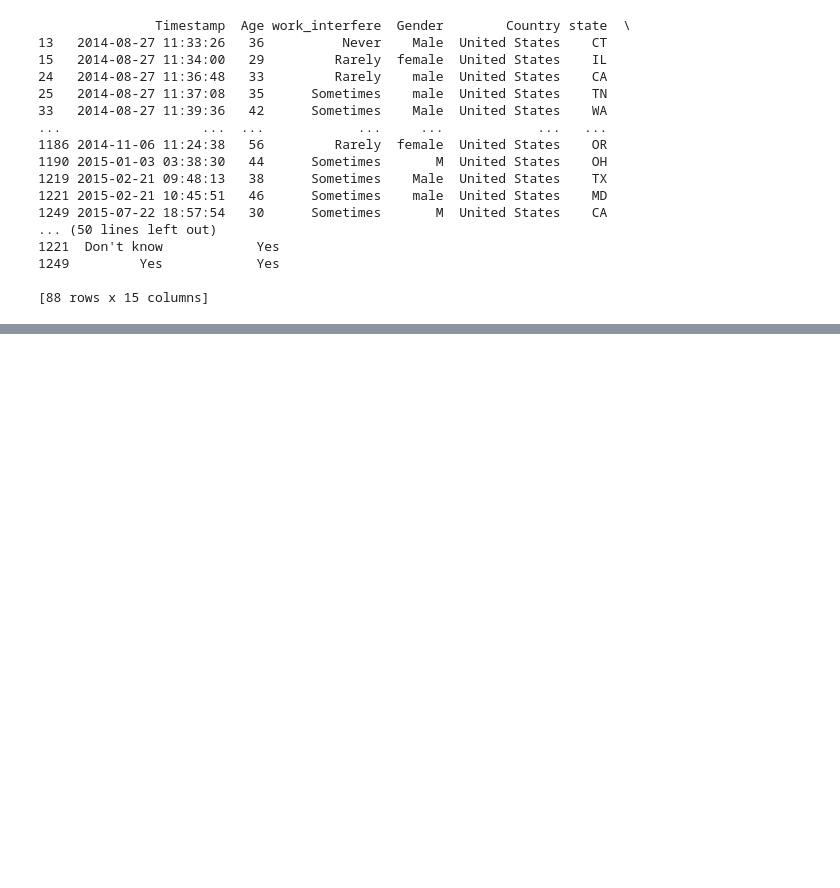
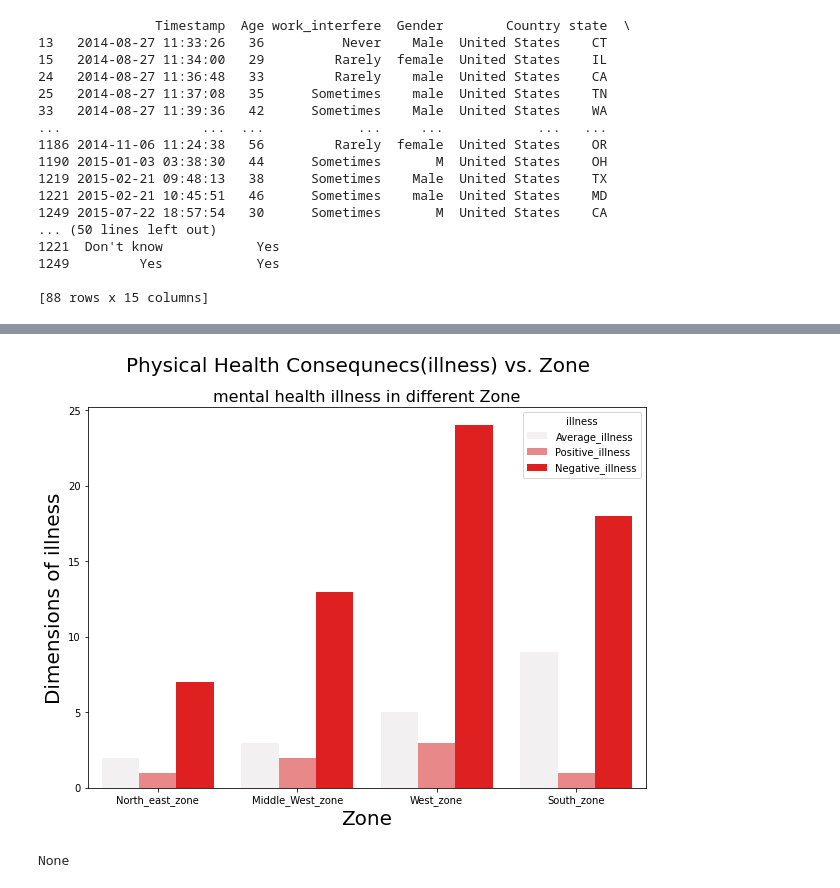
Before and after one commit to Swatipal786/Assignment-4-DATA-Swati_Pal_100845961, a Jupyter notebook: Assignment #4 - Final Assignment_1202-01_DATA_Swati_Pal_100845961.ipynb, the cells around one changed output, grey strips where cells are left out. Cells and saved outputs as stored; diff of their text form; code cells hidden in the pictures; blank space fills up the shorter version.

```diff
--- a/Assignment #4 - Final Assignment_1202-01_DATA_Swati_Pal_100845961.ipynb
+++ b/Assignment #4 - Final Assignment_1202-01_DATA_Swati_Pal_100845961.ipynb
@@ -324,0 +355,16 @@ None
+# %%
+# Display the relationship between "mental_health_consequence" that is attitudes and "Zone"
+
+
+
+
+plt.figure(figsize=(10,7))
+sns.countplot(x="Zone", hue="illness", hue_order = ["Average_illness", "Positive_illness", "Negative_illness"], color='red', data=df2)
+plt.suptitle("Physical Health Consequnecs(illness) vs. Zone", fontsize=20)
+plt.title("mental health illness in different Zone", fontsize=16)
+plt.xlabel("Zone",fontsize=20)
+plt.ylabel("Dimensions of illness",fontsize=20)
+print(plt.show())
+# %% [output]
+[figure, added]
+None
```
Also changed, not shown: parts of 24 cells of this notebook.
